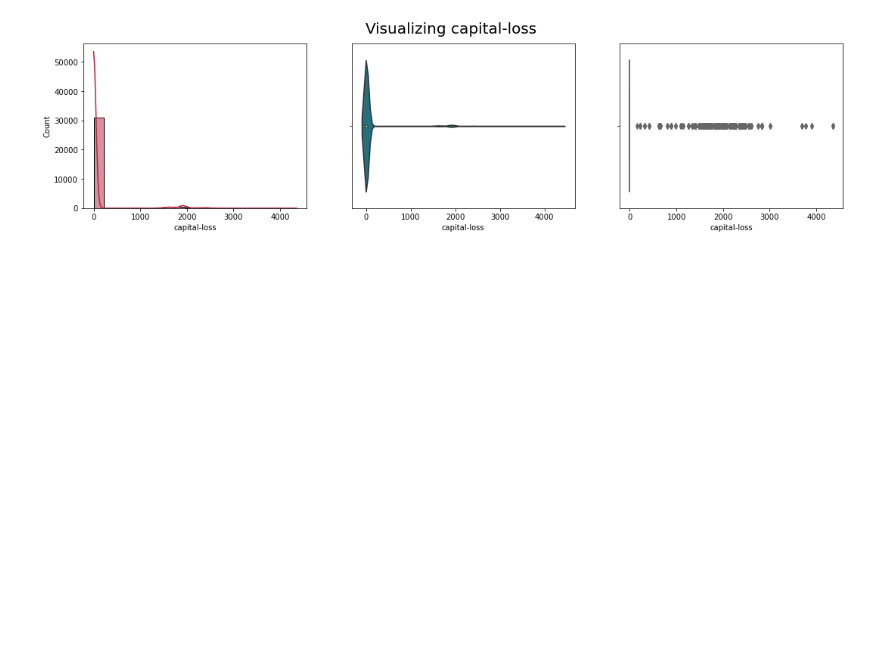
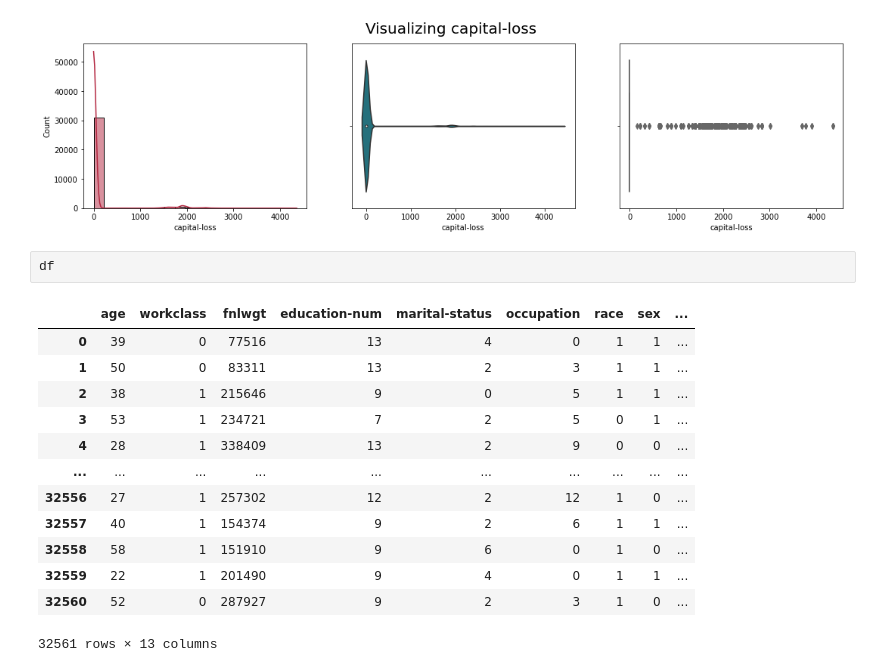
Before and after one commit to devarajvsnd/IncomePrediction, a Jupyter notebook: notebook/EDA and Feature engineering.ipynb, the cells around one changed output. Cells and saved outputs as stored; diff of their text form; blank space fills up the shorter version.

```diff
--- a/notebook/EDA and Feature engineering.ipynb
+++ b/notebook/EDA and Feature engineering.ipynb
@@ -212,3 +214,19 @@ for i in df1.columns:
 [figure]
 [figure]
 [figure]
+# %%
+df
+# %% [output]
+|  | age | workclass | fnlwgt | education-num | marital-status | occupation | race | sex | ... |
+| 0 | 39 | 0 | 77516 | 13 | 4 | 0 | 1 | 1 | ... |
+| 1 | 50 | 0 | 83311 | 13 | 2 | 3 | 1 | 1 | ... |
+| 2 | 38 | 1 | 215646 | 9 | 0 | 5 | 1 | 1 | ... |
+| 3 | 53 | 1 | 234721 | 7 | 2 | 5 | 0 | 1 | ... |
+| 4 | 28 | 1 | 338409 | 13 | 2 | 9 | 0 | 0 | ... |
+| ... | ... | ... | ... | ... | ... | ... | ... | ... | ... |
+| 32556 | 27 | 1 | 257302 | 12 | 2 | 12 | 1 | 0 | ... |
+| 32557 | 40 | 1 | 154374 | 9 | 2 | 6 | 1 | 1 | ... |
+| 32558 | 58 | 1 | 151910 | 9 | 6 | 0 | 1 | 0 | ... |
+| 32559 | 22 | 1 | 201490 | 9 | 4 | 0 | 1 | 1 | ... |
+| 32560 | 52 | 0 | 287927 | 9 | 2 | 3 | 1 | 0 | ... |
+32561 rows × 13 columns
```
Also changed, not shown: parts of 12 cells of this notebook, 38 other files.
